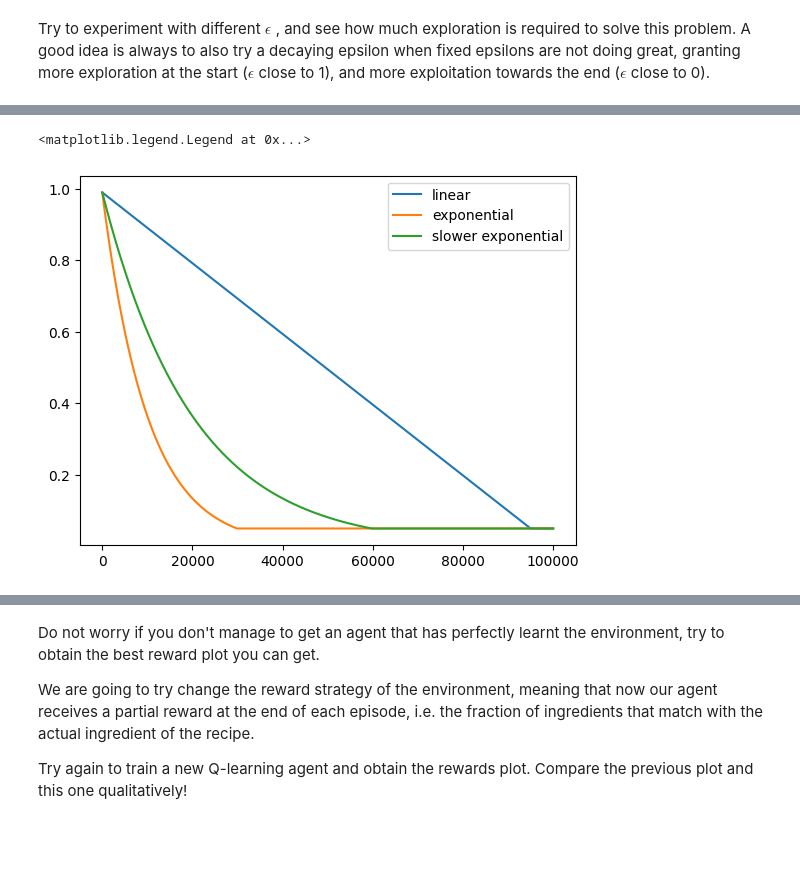
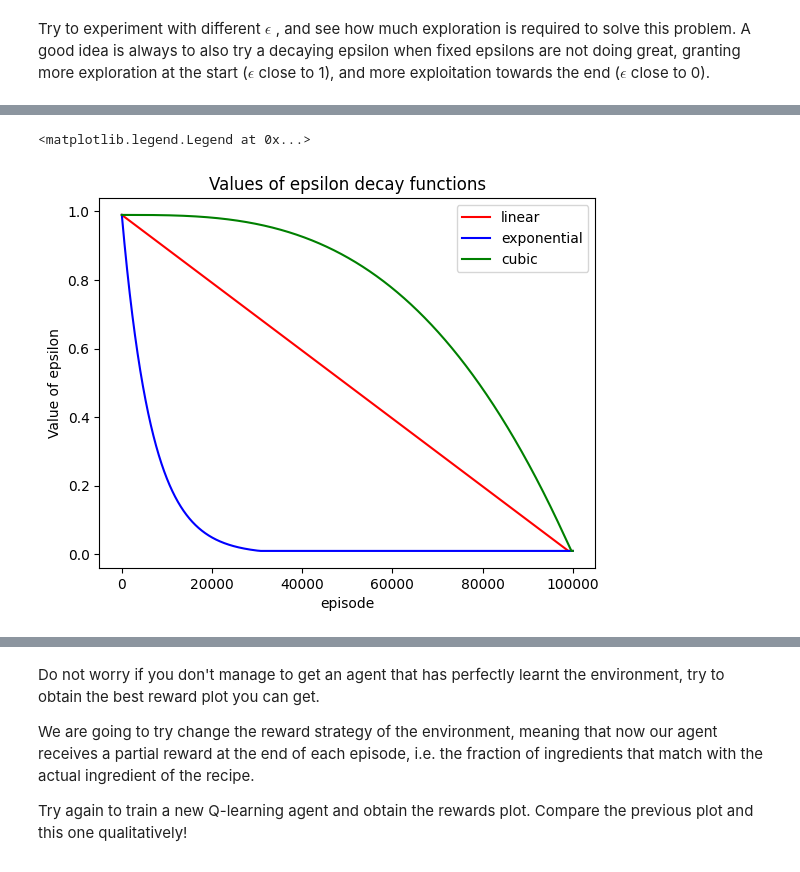
Before and after one commit to RaphBhz/NeuroSymbolicAI, a Jupyter notebook: Assignment1_RL.ipynb, the cells around one changed output, grey strips where cells are left out. Cells and saved outputs as stored; diff of their text form; code cells hidden in the pictures; blank space fills up the shorter version.

```diff
--- a/Assignment1_RL.ipynb
+++ b/Assignment1_RL.ipynb
@@ -328,22 +372,38 @@ A good idea is always to also try a decaying epsilon when fixed epsilons are not
 # %%
 "Optional: implement a function to decay epsilon over time and plot it"
-# Your code here
+# Base epsilon value, to be decayed over time
 epsilon_0 = 0.99
-random_epsilon = np.zeros(n_training_episodes)
-linear_epsilon = np.zeros(n_training_episodes)
-exp_epsilon = np.zeros(n_training_episodes)
-slower_exp_epsilon = np.zeros(n_training_episodes)
 
-for episode in range(n_training_episodes):
-  random_epsilon[episode] = 1
-  linear_epsilon[episode] = max(0.05, epsilon_0 * (1 - episode/n_training_episodes))
-  exp_epsilon[episode] = max(0.05, epsilon_0 * np.exp(-10 * episode/n_training_episodes))
-  slower_exp_epsilon[episode] = max(0.05, epsilon_0 * np.exp(-5 * episode/n_training_episodes))
+def build_epsilons():
+  # Set of epsilon for complete random policy (only 1s)
+  random_epsilon = np.zeros(n_training_episodes)
+  # Set of epsilon values decaying with a linear function
+  lin_epsilon = np.zeros(n_training_episodes)
+  # Set of epsilon values decaying with an exponential function
+  exp_epsilon = np.zeros(n_training_episodes)
+  # Set of epsilon values decaying with a cubic function
+  cub_epsilon = np.zeros(n_training_episodes)
 
-plt.plot(linear_epsilon, label='linear')
-plt.plot(exp_epsilon, label='exponential')
-plt.plot(slower_exp_epsilon, label='slower exponential')
+  # We vary the values of epsilon throughout the total number of episodes
+  # We use the ratio of the current episode by the total number to keep an adpatative formula for different values of n_training_episodes
+  for episode in range(n_training_episodes):
+    random_epsilon[episode] = 1
+    lin_epsilon[episode] = max(0.01, epsilon_0 * (1 - episode/n_training_episodes))
+    exp_epsilon[episode] = max(0.01, epsilon_0 * np.exp(-15 * episode/n_training_episodes))
+    cub_epsilon[episode] = max(0.01, epsilon_0 * (1 - np.power(episode/n_training_episodes, 3)))
+
+  return random_epsilon, lin_epsilon, exp_epsilon, cub_epsilon
+
+random_epsilon, lin_epsilon, exp_epsilon, cub_epsilon = build_epsilons()
+
+# Plotting the decay curves
+plt.plot(lin_epsilon, label='linear', color='red')
+plt.plot(exp_epsilon, label='exponential', color='blue')
+plt.plot(cub_epsilon, label='cubic', color='green')
+plt.title('Values of epsilon decay functions')
+plt.xlabel('episode')
+plt.ylabel('Value of epsilon')
 plt.legend()
 # %% [output]
 <matplotlib.legend.Legend at 0x...>
-[figure, old version]
+[figure, new version]
```
Also changed, not shown: parts of 28 cells of this notebook.
